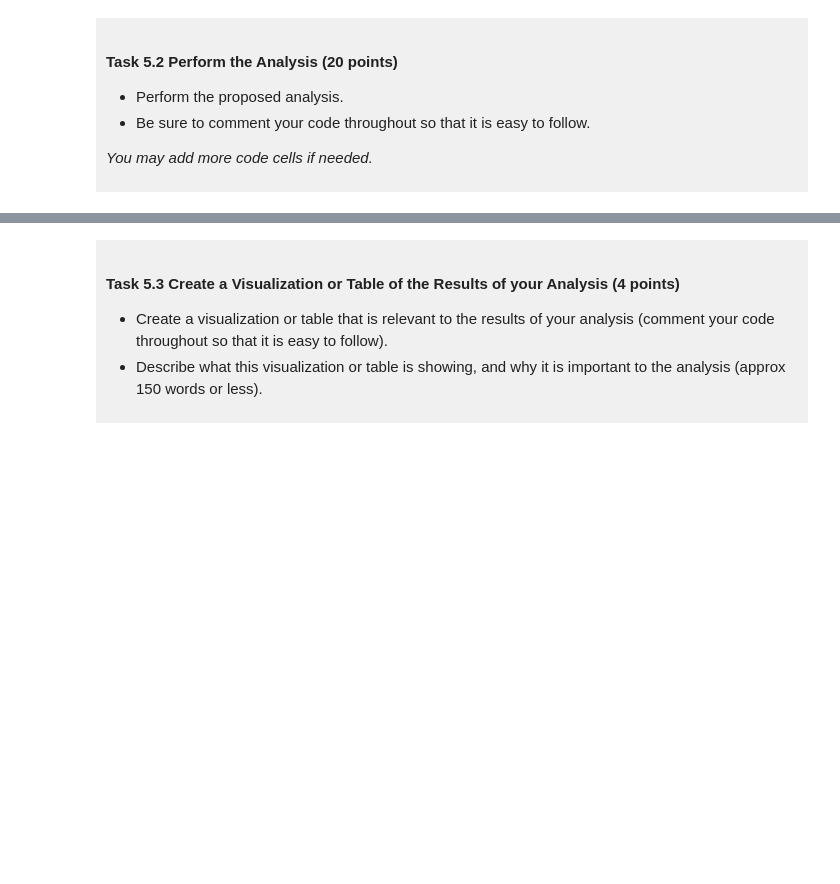
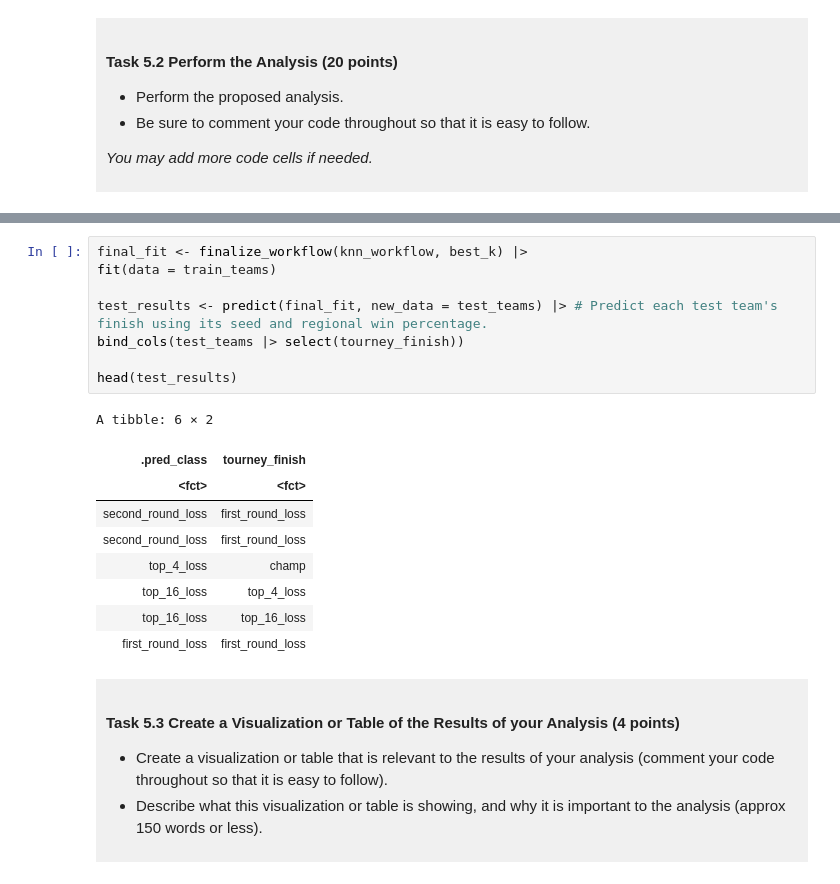
Before and after one commit to jinyichen616-lab/dsci-100-project-Yichen-Jin, a Jupyter notebook: dsci-100-project-notebook.ipynb, the cells around one changed output, grey strips where cells are left out. Saved outputs shown, nothing was run; the diff lists cells and outputs as text; blank space fills up the shorter version.

```diff
--- a/dsci-100-project-notebook.ipynb
+++ b/dsci-100-project-notebook.ipynb
@@ -479,3 +546,21 @@ This is a *draft*, we require a commit at this stage but it does not need to be
+# %%
+final_fit <- finalize_workflow(knn_workflow, best_k) |>
+fit(data = train_teams)
+
+test_results <- predict(final_fit, new_data = test_teams) |> # Predict each test team's finish using its seed and regional win percentage.
+bind_cols(test_teams |> select(tourney_finish))
+
+head(test_results)
+# %% [output]
+A tibble: 6 × 2
+| .pred_class | tourney_finish |
+| <fct> | <fct> |
+| second_round_loss | first_round_loss |
+| second_round_loss | first_round_loss |
+| top_4_loss | champ |
+| top_16_loss | top_4_loss |
+| top_16_loss | top_16_loss |
+| first_round_loss | first_round_loss |
 # %% [markdown]
 <div style="background-color: #f0f0f0; padding: 10px;">
 
```
Also changed, not shown: parts of 7 cells of this notebook.
